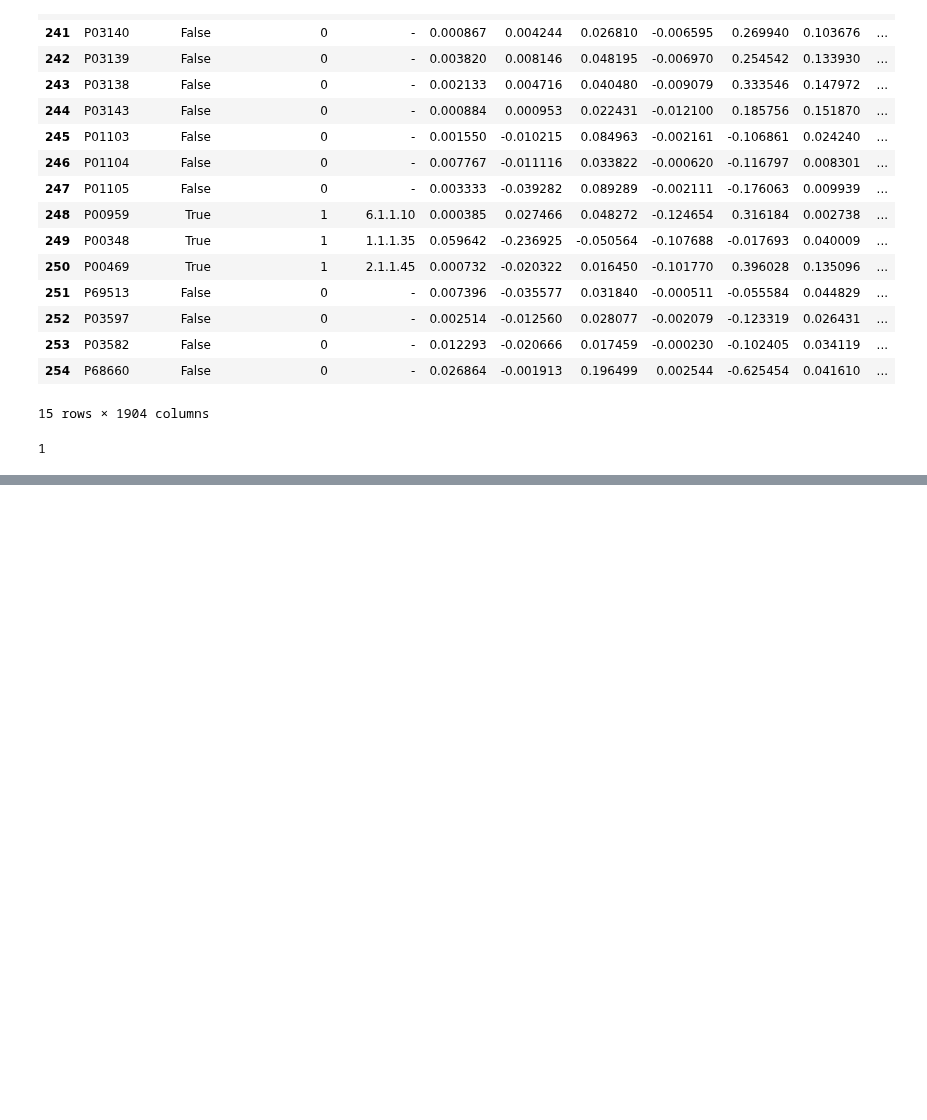
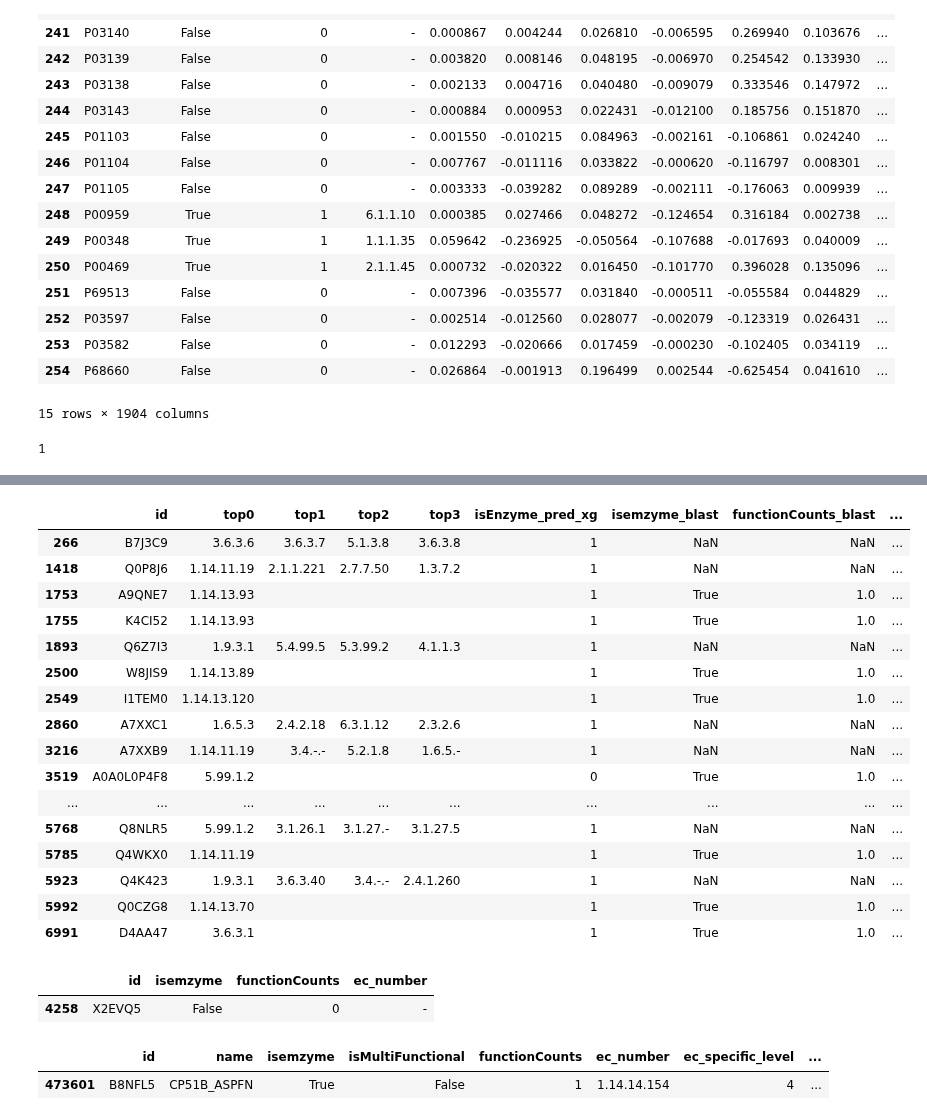
Before and after one commit to kingstdio/BioUniprot, a Jupyter notebook: tasks/task3R/data_prepare.ipynb, the cells around one changed output, grey strips where cells are left out. Cells and saved outputs as stored; diff of their text form; code cells hidden in the pictures; blank space fills up the shorter version.

```diff
--- a/tasks/task3R/data_prepare.ipynb
+++ b/tasks/task3R/data_prepare.ipynb
@@ -408,0 +525,8 @@ ModuleNotFoundError: No module named 'sklearn.preprocessing.label'
+# %%
+results = results.merge(deepec_results, how='left', on='id')
+results = results.drop_duplicates(subset=['id'], keep='first', inplace=False)
+# results = results.iloc[:,np.r_[0:5,21:26]]
+results.reset_index(drop=True, inplace=True)
+# results=results.merge(test, on='id', how='left')
+# %%
+results=results.merge(test.iloc[:,0:6], on='id', how='left')
@@ -408,0 +639,4 @@ ModuleNotFoundError: No module named 'sklearn.preprocessing.label'
+# %%
+ec_transfer = pd.read_excel(DATAROOT +'ec_transfer_20210721.xlsx')
+ec_transfer['ori_ec']= ec_transfer.ori_ec.apply(lambda x: x.strip())
+ec_transfer['to_ec']= ec_transfer.to_ec.apply(lambda x: x.strip())
@@ -408,0 +661,32 @@ ModuleNotFoundError: No module named 'sklearn.preprocessing.label'
+# %%
+translist = list(set(ec_transfer.ori_ec) & set(results.top1))
+# %%
+results[results.top0.astype('str').isin(translist)]
+# %% [output]
+|  | id | top0 | top1 | top2 | top3 | isEnzyme_pred_xg | isemzyme_blast | functionCounts_blast | ... |
+| 266 | B7J3C9 | 3.6.3.6 | 3.6.3.7 | 5.1.3.8 | 3.6.3.8 | 1 | NaN | NaN | ... |
+| 1418 | Q0P8J6 | 1.14.11.19 | 2.1.1.221 | 2.7.7.50 | 1.3.7.2 | 1 | NaN | NaN | ... |
+| 1753 | A9QNE7 | 1.14.13.93 |  |  |  | 1 | True | 1.0 | ... |
+| 1755 | K4CI52 | 1.14.13.93 |  |  |  | 1 | True | 1.0 | ... |
+| 1893 | Q6Z7I3 | 1.9.3.1 | 5.4.99.5 | 5.3.99.2 | 4.1.1.3 | 1 | NaN | NaN | ... |
+| 2500 | W8JIS9 | 1.14.13.89 |  |  |  | 1 | True | 1.0 | ... |
+| 2549 | I1TEM0 | 1.14.13.120 |  |  |  | 1 | True | 1.0 | ... |
+| 2860 | A7XXC1 | 1.6.5.3 | 2.4.2.18 | 6.3.1.12 | 2.3.2.6 | 1 | NaN | NaN | ... |
+| 3216 | A7XXB9 | 1.14.11.19 | 3.4.-.- | 5.2.1.8 | 1.6.5.- | 1 | NaN | NaN | ... |
+| 3519 | A0A0L0P4F8 | 5.99.1.2 |  |  |  | 0 | True | 1.0 | ... |
+| ... | ... | ... | ... | ... | ... | ... | ... | ... | ... |
+| 5768 | Q8NLR5 | 5.99.1.2 | 3.1.26.1 | 3.1.27.- | 3.1.27.5 | 1 | NaN | NaN | ... |
+| 5785 | Q4WKX0 | 1.14.11.19 |  |  |  | 1 | True | 1.0 | ... |
+| 5923 | Q4K423 | 1.9.3.1 | 3.6.3.40 | 3.4.-.- | 2.4.1.260 | 1 | NaN | NaN | ... |
+| 5992 | Q0CZG8 | 1.14.13.70 |  |  |  | 1 | True | 1.0 | ... |
+| 6991 | D4AA47 | 3.6.3.1 |  |  |  | 1 | True | 1.0 | ... |
+# %%
+test[test.id=='X2EVQ5']
+# %% [output]
+|  | id | isemzyme | functionCounts | ec_number |
+| 4258 | X2EVQ5 | False | 0 | - |
+# %%
+snap2020[snap2020.id=='B8NFL5']
+# %% [output]
+|  | id | name | isemzyme | isMultiFunctional | functionCounts | ec_number | ec_specific_level | ... |
+| 473601 | B8NFL5 | CP51B_ASPFN | True | False | 1 | 1.14.14.154 | 4 | ... |
```
Also changed, not shown: parts of 44 cells of this notebook, 6 other files.
